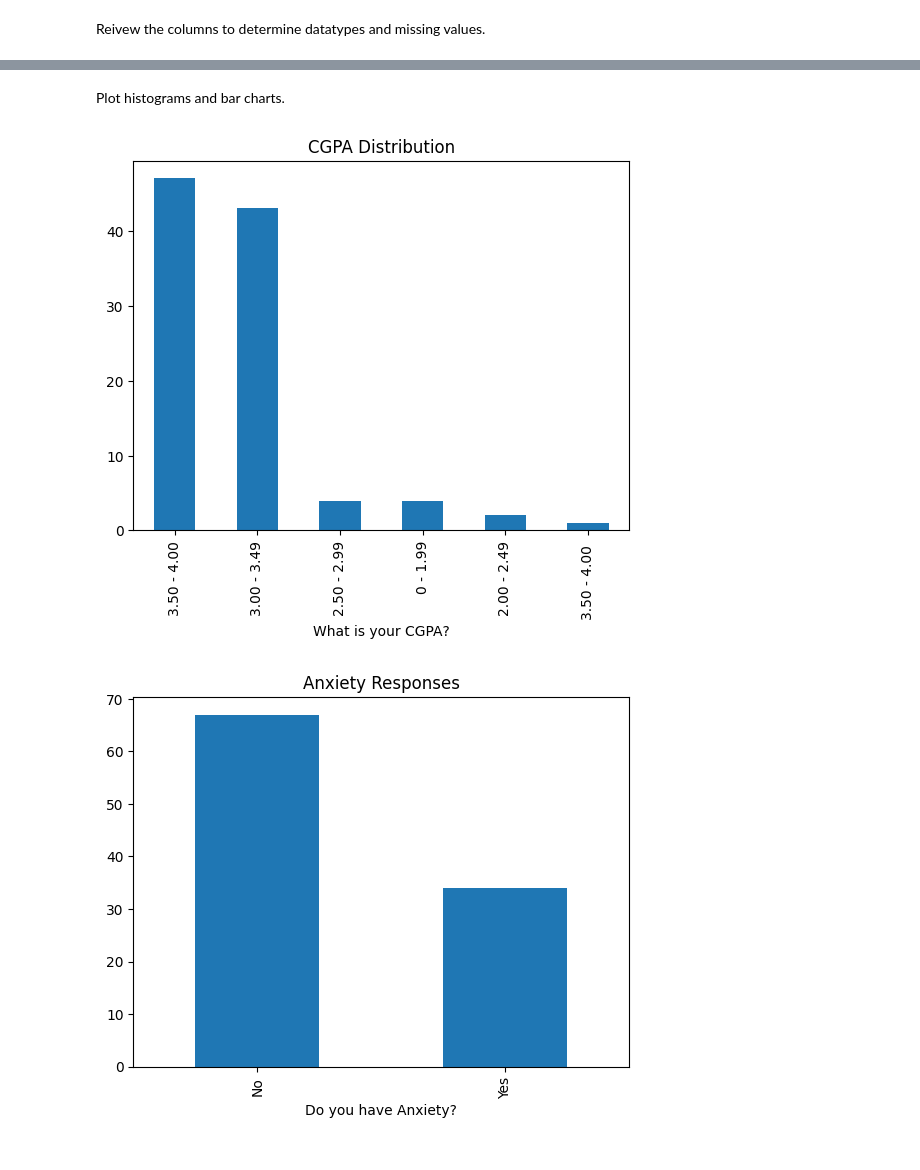
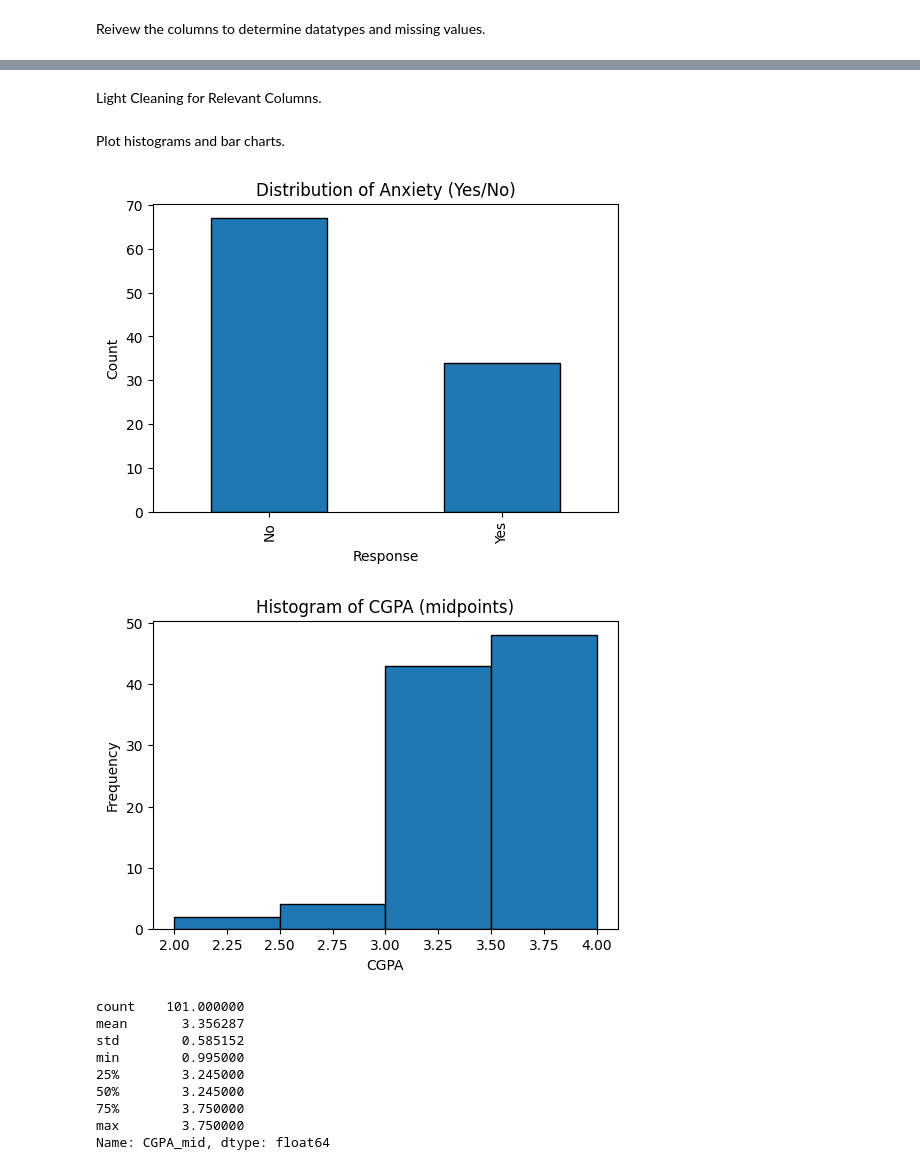
Before and after one commit to BethSpornitz/ml01, a Jupyter notebook: notebooks/Discussion_Mod_02/d2_student_mental_health.ipynb, the cells around one changed output, grey strips where cells are left out. Drawn from its saved outputs; the diff is of its cells as text; code cells hidden in the pictures.

Commit message:
added visuals for student mental health

```diff
--- a/notebooks/Discussion_Mod_02/d2_student_mental_health.ipynb
+++ b/notebooks/Discussion_Mod_02/d2_student_mental_health.ipynb
@@ -60,0 +80,2 @@ memory usage: 8.8+ KB
+# %% [markdown]
+Light Cleaning for Relevant Columns.
@@ -61,13 +117,31 @@ memory usage: 8.8+ KB
 # %% [markdown]
 Plot histograms and bar charts.
 # %%
-df['What is your CGPA?'].value_counts().plot(kind='bar')
-plt.title("CGPA Distribution")
+vc = df['Do you have Anxiety?'].value_counts(dropna=False)
+ax = vc.plot(kind='bar', edgecolor='black')
+ax.set_title('Distribution of Anxiety (Yes/No)')
+ax.set_xlabel('Response')
+ax.set_ylabel('Count')
 plt.show()
-
-df['Do you have Anxiety?'].value_counts().plot(kind='bar')
-plt.title("Anxiety Responses")
-plt.show()
 # %% [output]
-[figure, old version]
+[figure, new version]
-[figure, removed]
+# %%
+series = df['CGPA_mid'].dropna()
+plt.hist(series, bins=[2.0,2.5,3.0,3.5,4.0], edgecolor='black')
+plt.title('Histogram of CGPA (midpoints)')
+plt.xlabel('CGPA')
+plt.ylabel('Frequency')
+plt.show()
+
+series.describe()
+# %% [output]
+[figure, added]
+count    101.000000
+mean       3.356287
+std        0.585152
+min        0.995000
+25%        3.245000
+50%        3.245000
+75%        3.750000
+max        3.750000
+Name: CGPA_mid, dtype: float64
```
Also changed, not shown: parts of 8 cells of this notebook.
